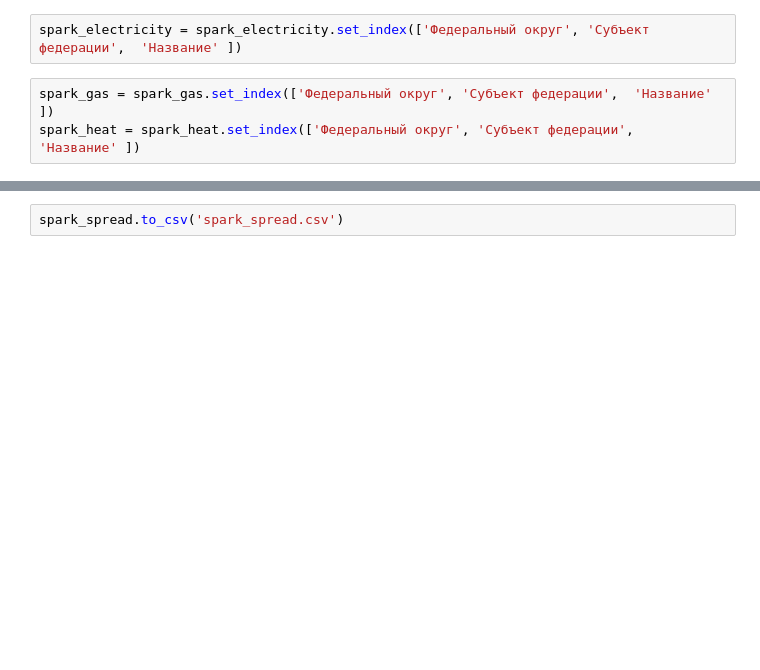
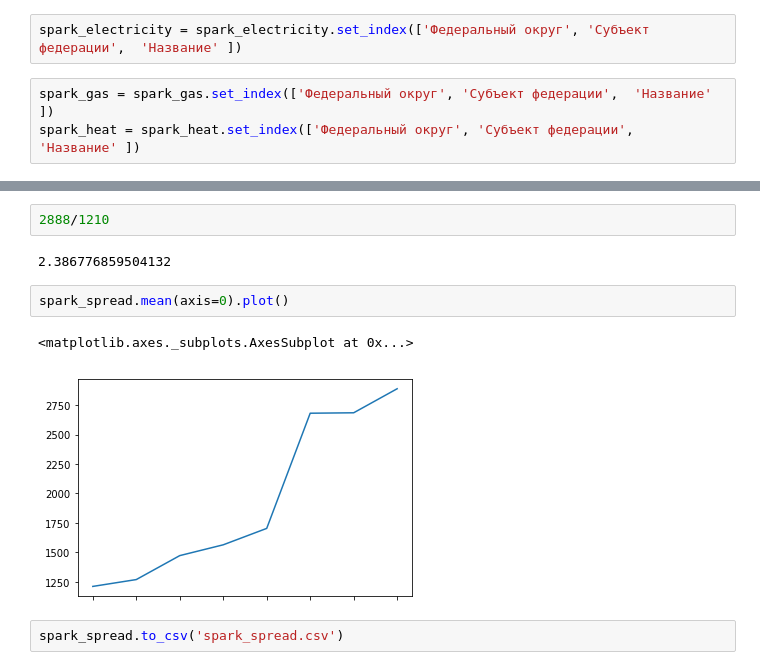
Before and after one commit to xenakas/py_projects, a Jupyter notebook: oil_indexes/oil_indexes.ipynb, the cells around one changed output, grey strips where cells are left out. Drawn from its saved outputs; the diff is of its cells as text; blank space fills up the shorter version.

```diff
--- a/oil_indexes/oil_indexes.ipynb
+++ b/oil_indexes/oil_indexes.ipynb
@@ -2635,2 +2780,11 @@ spark_spread.transpose().plot(legend=False);
+# %%
+2888/1210
+# %% [output]
+2.386776859504132
+# %%
+spark_spread.mean(axis=0).plot()
+# %% [output]
+<matplotlib.axes._subplots.AxesSubplot at 0x...>
+[figure, added]
 # %%
 spark_spread.to_csv('spark_spread.csv')
```
Also changed, not shown: parts of 47 cells of this notebook, 1 other file.
